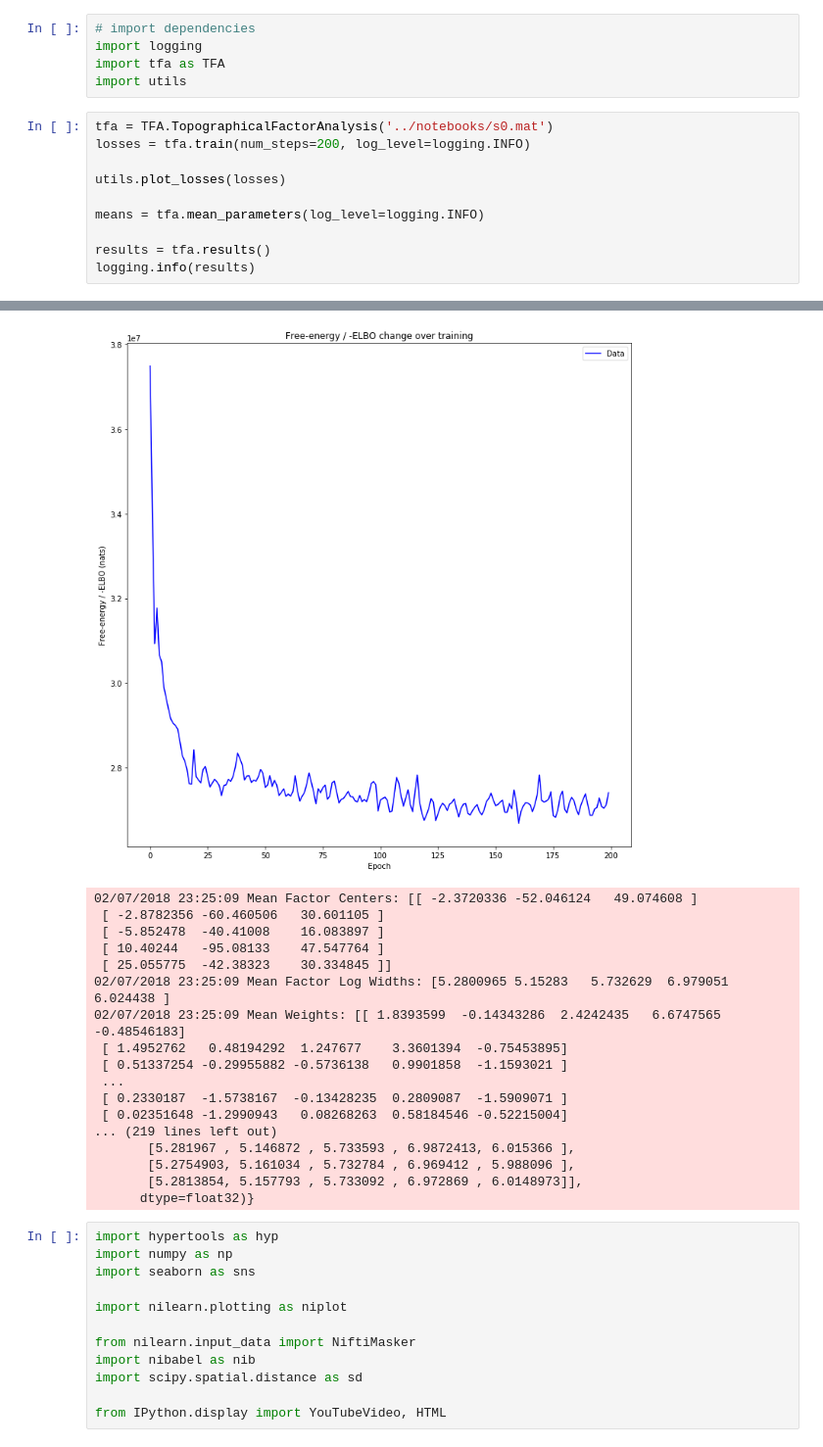
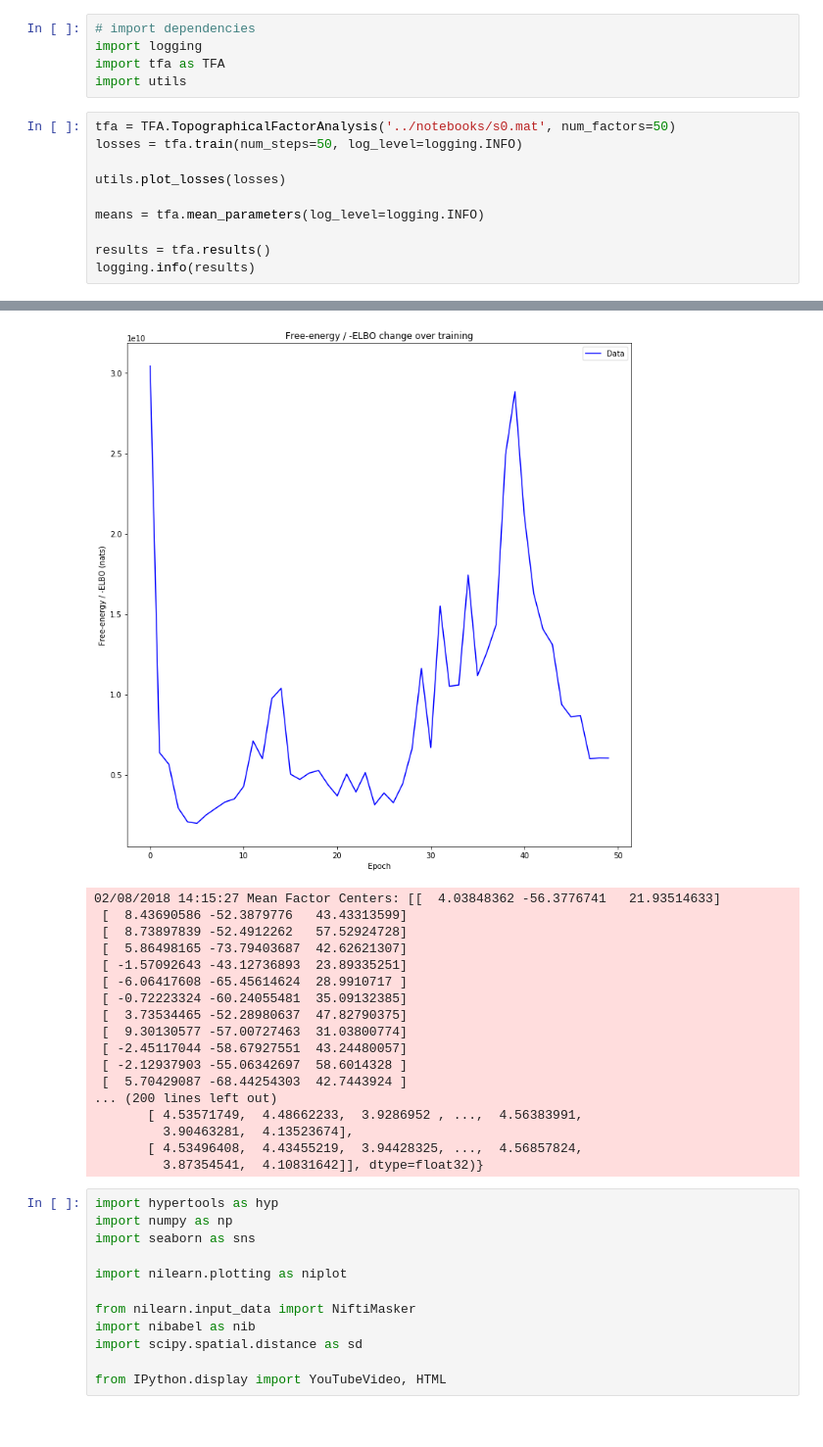
Before and after one commit to neu-pml/HTFATorch, a Jupyter notebook: notebooks/example_tfa.ipynb, the cells around one changed output, grey strips where cells are left out. Shown: that part at 98% size. Cells and saved outputs as stored; diff of their text form.

Commit message:
notebooks/example_tfa: update example notebook to use 50 factors
Signed-off-by: Eli Sennesh <e.sennesh@northeastern.edu>

```diff
--- a/notebooks/example_tfa.ipynb
+++ b/notebooks/example_tfa.ipynb
@@ -8,8 +8,8 @@ import logging
 import tfa as TFA
 import utils
 # %%
-tfa = TFA.TopographicalFactorAnalysis('../notebooks/s0.mat')
-losses = tfa.train(num_steps=200, log_level=logging.INFO)
+tfa = TFA.TopographicalFactorAnalysis('../notebooks/s0.mat', num_factors=50)
+losses = tfa.train(num_steps=50, log_level=logging.INFO)
 
 utils.plot_losses(losses)
 
@@ -38,21 +38,21 @@ logging.info(results)
-[figure, old version]
+[figure, new version]
-02/07/2018 23:25:09 Mean Factor Centers: [[ -2.3720336 -52.046124   49.074608 ]
- [ -2.8782356 -60.460506   30.601105 ]
- [ -5.852478  -40.41008    16.083897 ]
- [ 10.40244   -95.08133    47.547764 ]
- [ 25.055775  -42.38323    30.334845 ]]
-02/07/2018 23:25:09 Mean Factor Log Widths: [5.2800965 5.15283   5.732629  6.979051  6.024438 ]
-02/07/2018 23:25:09 Mean Weights: [[ 1.8393599  -0.14343286  2.4242435   6.6747565  -0.48546183]
- [ 1.4952762   0.48194292  1.247677    3.3601394  -0.75453895]
- [ 0.51337254 -0.29955882 -0.5736138   0.9901858  -1.1593021 ]
- ...
- [ 0.2330187  -1.5738167  -0.13428235  0.2809087  -1.5909071 ]
- [ 0.02351648 -1.2990943   0.08268263  0.58184546 -0.52215004]
-... (219 lines left out)
-       [5.281967 , 5.146872 , 5.733593 , 6.9872413, 6.015366 ],
-       [5.2754903, 5.161034 , 5.732784 , 6.969412 , 5.988096 ],
-       [5.2813854, 5.157793 , 5.733092 , 6.972869 , 6.0148973]],
-      dtype=float32)}
+02/08/2018 14:15:27 Mean Factor Centers: [[  4.03848362 -56.3776741   21.93514633]
+ [  8.43690586 -52.3879776   43.43313599]
+ [  8.73897839 -52.4912262   57.52924728]
+ [  5.86498165 -73.79403687  42.62621307]
+ [ -1.57092643 -43.12736893  23.89335251]
+ [ -6.06417608 -65.45614624  28.9910717 ]
+ [ -0.72223324 -60.24055481  35.09132385]
+ [  3.73534465 -52.28980637  47.82790375]
+ [  9.30130577 -57.00727463  31.03800774]
+ [ -2.45117044 -58.67927551  43.24480057]
+ [ -2.12937903 -55.06342697  58.6014328 ]
+ [  5.70429087 -68.44254303  42.7443924 ]
+... (200 lines left out)
+       [ 4.53571749,  4.48662233,  3.9286952 , ...,  4.56383991,
+         3.90463281,  4.13523674],
+       [ 4.53496408,  4.43455219,  3.94428325, ...,  4.56857824,
+         3.87354541,  4.10831642]], dtype=float32)}
 # %%
 import hypertools as hyp
 import numpy as np
```
Also changed, not shown: parts of 2 cells of this notebook.
